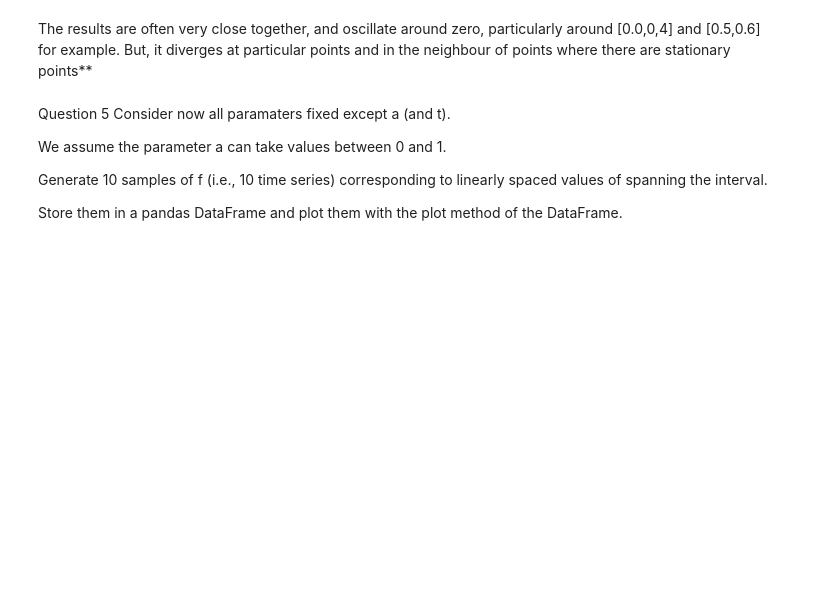
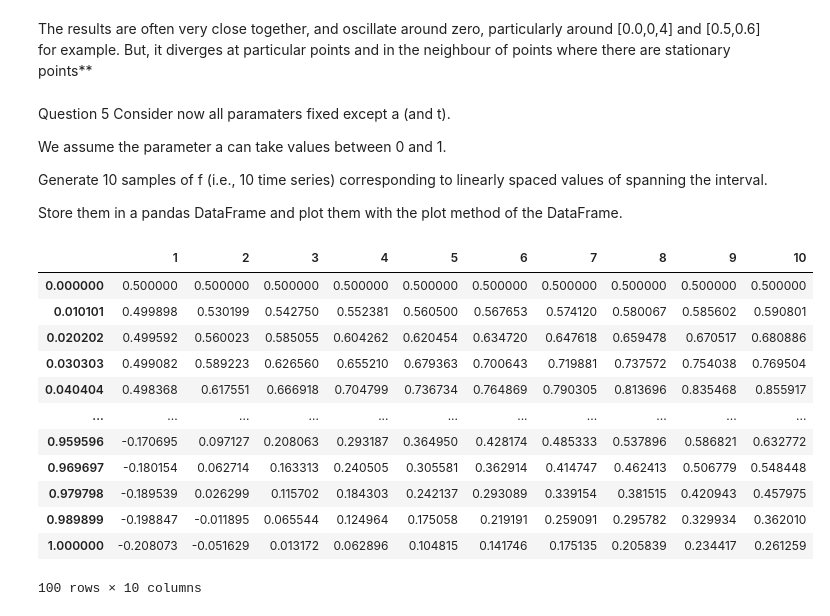
Before and after one commit to claytonbytyci/D400-Interpolation-Curse-of-Dimensionality, a Jupyter notebook: interpolator.ipynb, the cells around one changed output. Cells and saved outputs as stored; diff of their text form; code cells hidden in the pictures; blank space fills up the shorter version.

```diff
--- a/interpolator.ipynb
+++ b/interpolator.ipynb
@@ -142,0 +153,16 @@ Store them in a pandas DataFrame and plot them with the plot method of the DataF
+# %%
+f_samples_labeled_df
+# %% [output]
+|  | 1 | 2 | 3 | 4 | 5 | 6 | 7 | 8 | 9 | 10 |
+| 0.000000 | 0.500000 | 0.500000 | 0.500000 | 0.500000 | 0.500000 | 0.500000 | 0.500000 | 0.500000 | 0.500000 | 0.500000 |
+| 0.010101 | 0.499898 | 0.530199 | 0.542750 | 0.552381 | 0.560500 | 0.567653 | 0.574120 | 0.580067 | 0.585602 | 0.590801 |
+| 0.020202 | 0.499592 | 0.560023 | 0.585055 | 0.604262 | 0.620454 | 0.634720 | 0.647618 | 0.659478 | 0.670517 | 0.680886 |
+| 0.030303 | 0.499082 | 0.589223 | 0.626560 | 0.655210 | 0.679363 | 0.700643 | 0.719881 | 0.737572 | 0.754038 | 0.769504 |
+| 0.040404 | 0.498368 | 0.617551 | 0.666918 | 0.704799 | 0.736734 | 0.764869 | 0.790305 | 0.813696 | 0.835468 | 0.855917 |
+| ... | ... | ... | ... | ... | ... | ... | ... | ... | ... | ... |
+| 0.959596 | -0.170695 | 0.097127 | 0.208063 | 0.293187 | 0.364950 | 0.428174 | 0.485333 | 0.537896 | 0.586821 | 0.632772 |
+| 0.969697 | -0.180154 | 0.062714 | 0.163313 | 0.240505 | 0.305581 | 0.362914 | 0.414747 | 0.462413 | 0.506779 | 0.548448 |
+| 0.979798 | -0.189539 | 0.026299 | 0.115702 | 0.184303 | 0.242137 | 0.293089 | 0.339154 | 0.381515 | 0.420943 | 0.457975 |
+| 0.989899 | -0.198847 | -0.011895 | 0.065544 | 0.124964 | 0.175058 | 0.219191 | 0.259091 | 0.295782 | 0.329934 | 0.362010 |
+| 1.000000 | -0.208073 | -0.051629 | 0.013172 | 0.062896 | 0.104815 | 0.141746 | 0.175135 | 0.205839 | 0.234417 | 0.261259 |
+100 rows × 10 columns
```
Also changed, not shown: parts of 3 cells of this notebook.
